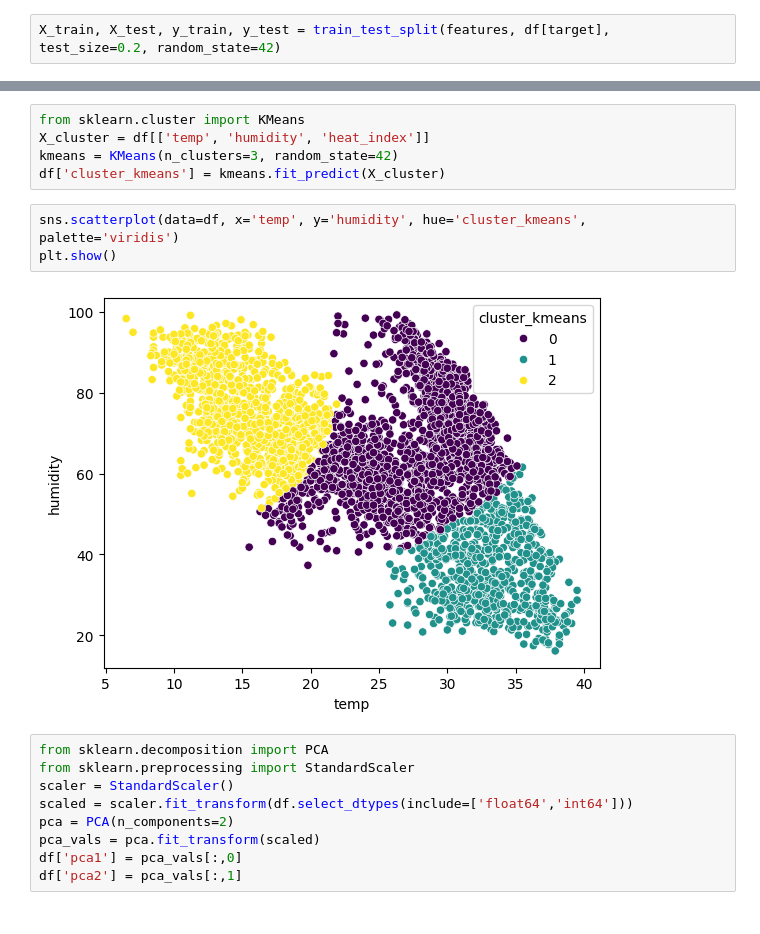
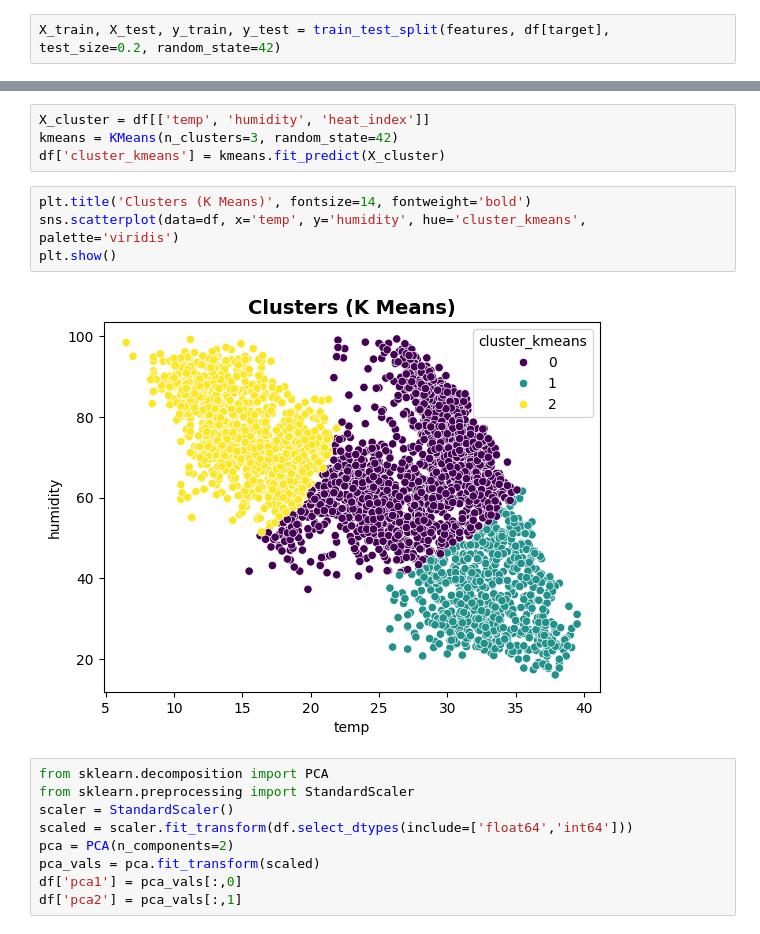
Before and after one commit to satyam-ku/Weather-Forecasting-Climate-Pattern-Analysis, a Jupyter notebook: Project.ipynb, the cells around one changed output, grey strips where cells are left out. Cells and saved outputs as stored; diff of their text form.

```diff
--- a/Project.ipynb
+++ b/Project.ipynb
@@ -211,13 +236,13 @@ plt.show()
 # %%
-from sklearn.cluster import KMeans
 X_cluster = df[['temp', 'humidity', 'heat_index']]
 kmeans = KMeans(n_clusters=3, random_state=42)
 df['cluster_kmeans'] = kmeans.fit_predict(X_cluster)
 # %%
+plt.title('Clusters (K Means)', fontsize=14, fontweight='bold')
 sns.scatterplot(data=df, x='temp', y='humidity', hue='cluster_kmeans', palette='viridis')
 plt.show()
 # %% [output]
-[figure, old version]
+[figure, new version]
 # %%
 from sklearn.decomposition import PCA
 from sklearn.preprocessing import StandardScaler
```
Also changed, not shown: parts of 14 cells of this notebook.
